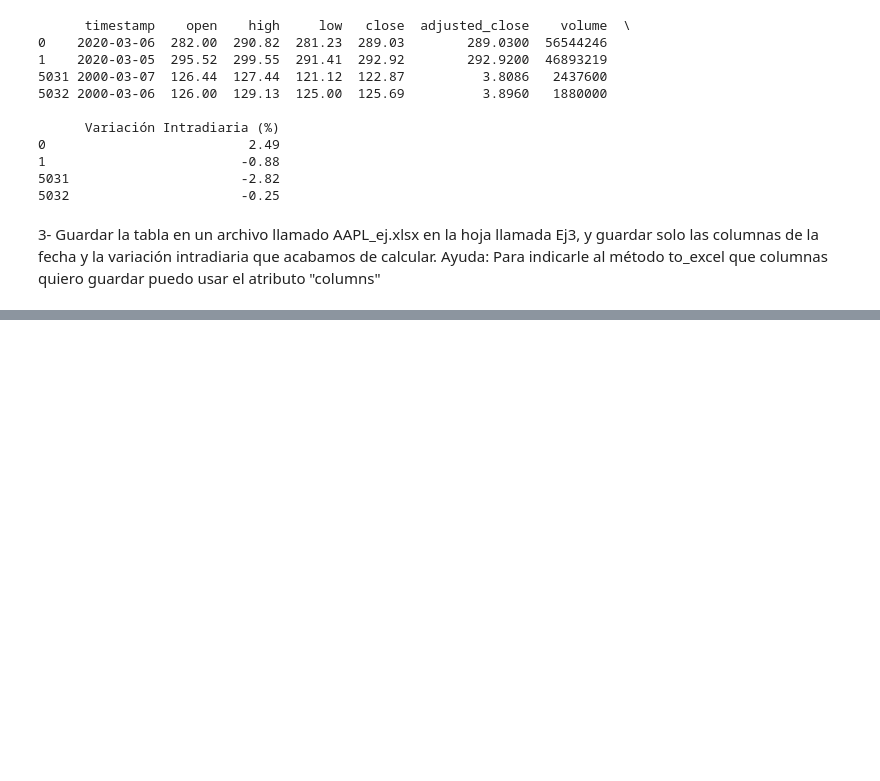
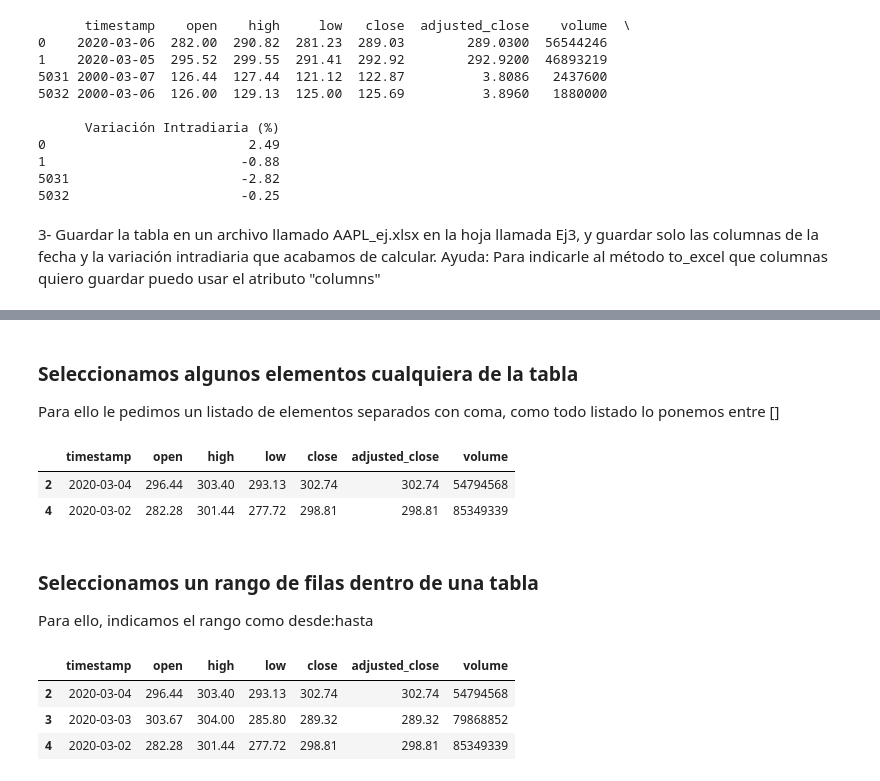
Before and after one commit to alanshalem/python-finanzas-quant, a Jupyter notebook: t[1] Pandas DataFrames/003_creacion_dataframe_de_cero/003_creacion_dataframe_de_cero.ipynb, the cells around one changed output, grey strips where cells are left out. Cells and saved outputs as stored; diff of their text form; code cells hidden in the pictures; blank space fills up the shorter version.

```diff
--- a/t[1] Pandas DataFrames/003_creacion_dataframe_de_cero/003_creacion_dataframe_de_cero.ipynb
+++ b/t[1] Pandas DataFrames/003_creacion_dataframe_de_cero/003_creacion_dataframe_de_cero.ipynb
@@ -210,0 +312,21 @@ df.to_excel('AAPL_ej.xlsx', sheet_name='Ej3', index=False, columns=['timestamp',
+# %% [markdown]
+### Seleccionamos algunos elementos cualquiera de la tabla
+
+Para ello le pedimos un listado de elementos separados con coma, como todo listado lo ponemos entre []
+# %%
+data.iloc[[2,4]]
+# %% [output]
+|  | timestamp | open | high | low | close | adjusted_close | volume |
+| 2 | 2020-03-04 | 296.44 | 303.40 | 293.13 | 302.74 | 302.74 | 54794568 |
+| 4 | 2020-03-02 | 282.28 | 301.44 | 277.72 | 298.81 | 298.81 | 85349339 |
+# %% [markdown]
+### Seleccionamos un rango de filas dentro de una tabla
+
+Para ello, indicamos el rango como desde:hasta
+# %%
+data.loc[2:4]
+# %% [output]
+|  | timestamp | open | high | low | close | adjusted_close | volume |
+| 2 | 2020-03-04 | 296.44 | 303.40 | 293.13 | 302.74 | 302.74 | 54794568 |
+| 3 | 2020-03-03 | 303.67 | 304.00 | 285.80 | 289.32 | 289.32 | 79868852 |
+| 4 | 2020-03-02 | 282.28 | 301.44 | 277.72 | 298.81 | 298.81 | 85349339 |
```
Also changed, not shown: parts of 16 cells of this notebook, 1 other file.
